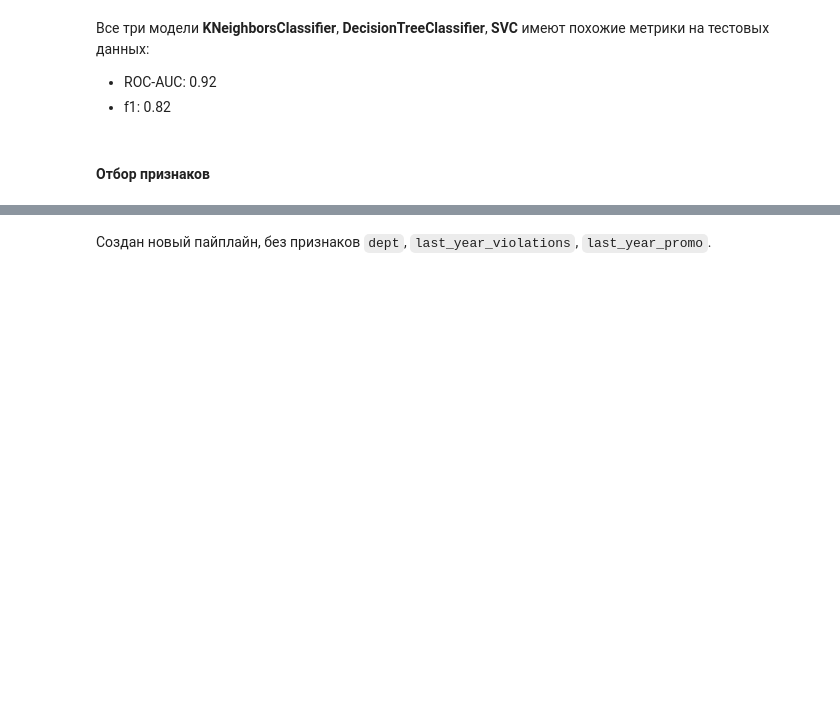
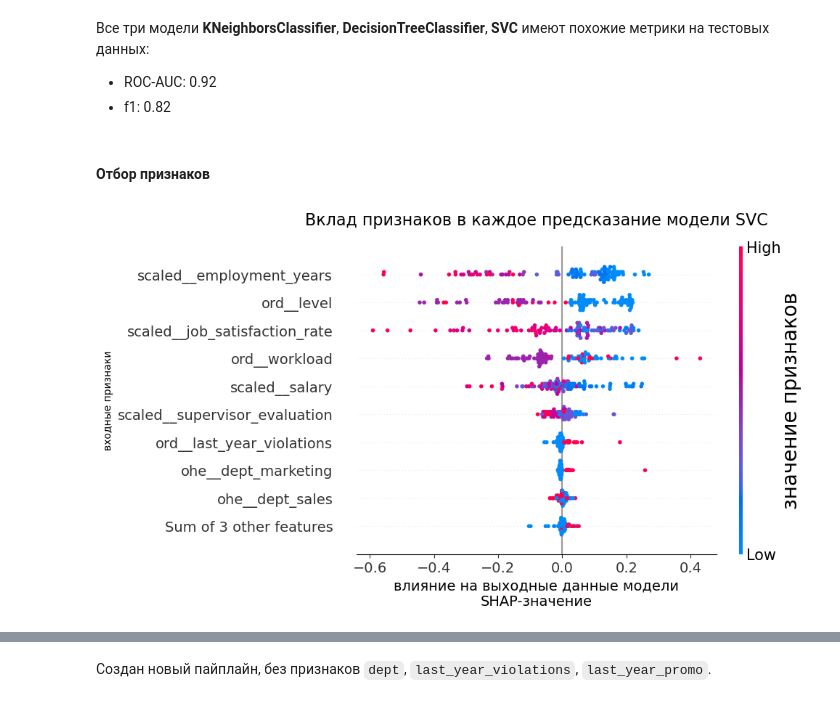
Before and after one commit to serguntsov/ML_HR_ANALYST, a Jupyter notebook: satisfaction_rate_job.ipynb, the cells around one changed output, grey strips where cells are left out. Cells and saved outputs as stored; diff of their text form; code cells hidden in the pictures; blank space fills up the shorter version.

```diff
--- a/satisfaction_rate_job.ipynb
+++ b/satisfaction_rate_job.ipynb
@@ -1199,4 +1213,6 @@ def get_shape_beeswarm(oscv):
 
     plt.show()
 # %%
-get_shape_beeswarm(oscv_svc)
+get_shape_beeswarm(oscv_svc, X_train_clf_resample)
+# %% [output]
+[figure, added]
```
Also changed, not shown: parts of 34 cells of this notebook.
